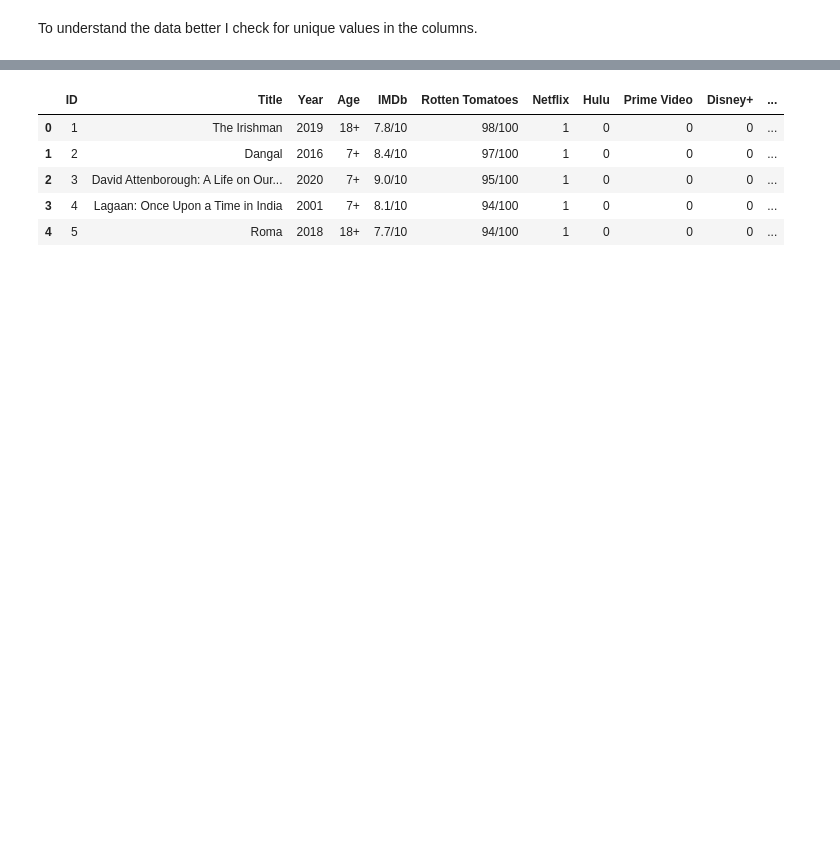
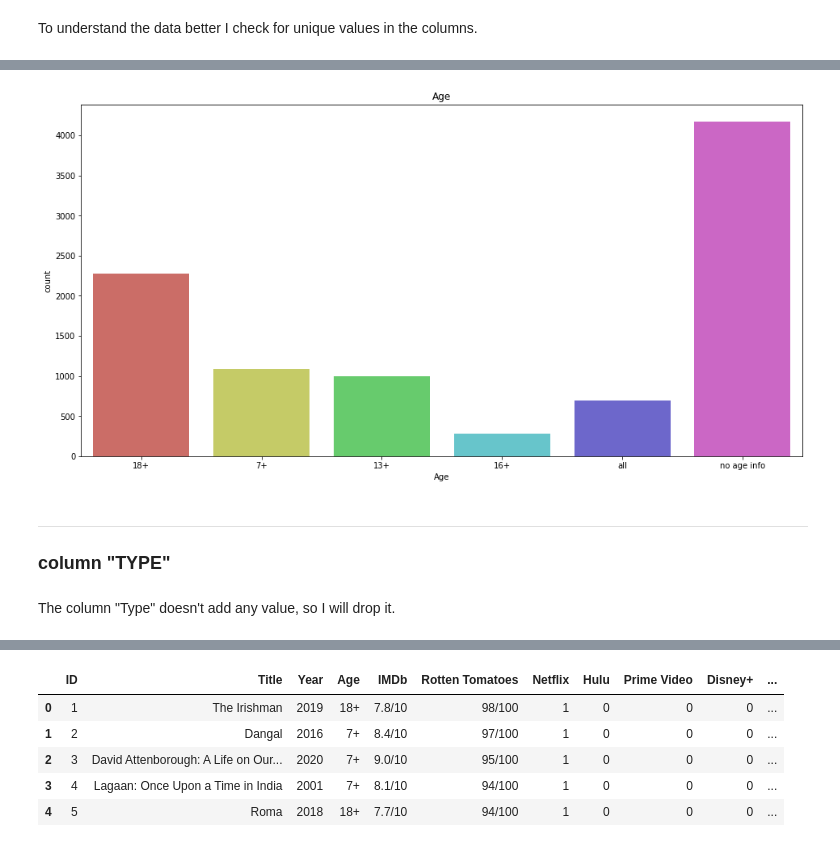
Before and after one commit to IronMan2483/streaming_movies, a Jupyter notebook: notebook/notebook_streaming.ipynb, the cells around one changed output, grey strips where cells are left out. Cells and saved outputs as stored; diff of their text form; code cells hidden in the pictures; blank space fills up the shorter version.

```diff
--- a/notebook/notebook_streaming.ipynb
+++ b/notebook/notebook_streaming.ipynb
@@ -72,2 +250,14 @@ movies['Age'].unique()
+# %%
+  plt.figure(figsize=(16,8))
+  plt.title('Age')
+  sns.countplot(x=movies['Age'], palette='hls');
+# %% [output]
+[figure, added]
+# %% [markdown]
+---
+
+### __column "TYPE"__
+# %% [markdown]
+The column "Type" doesn't add any value, so I will drop it.
 # %%
 movies['Type'].unique()
```
Also changed, not shown: parts of 59 cells of this notebook.
